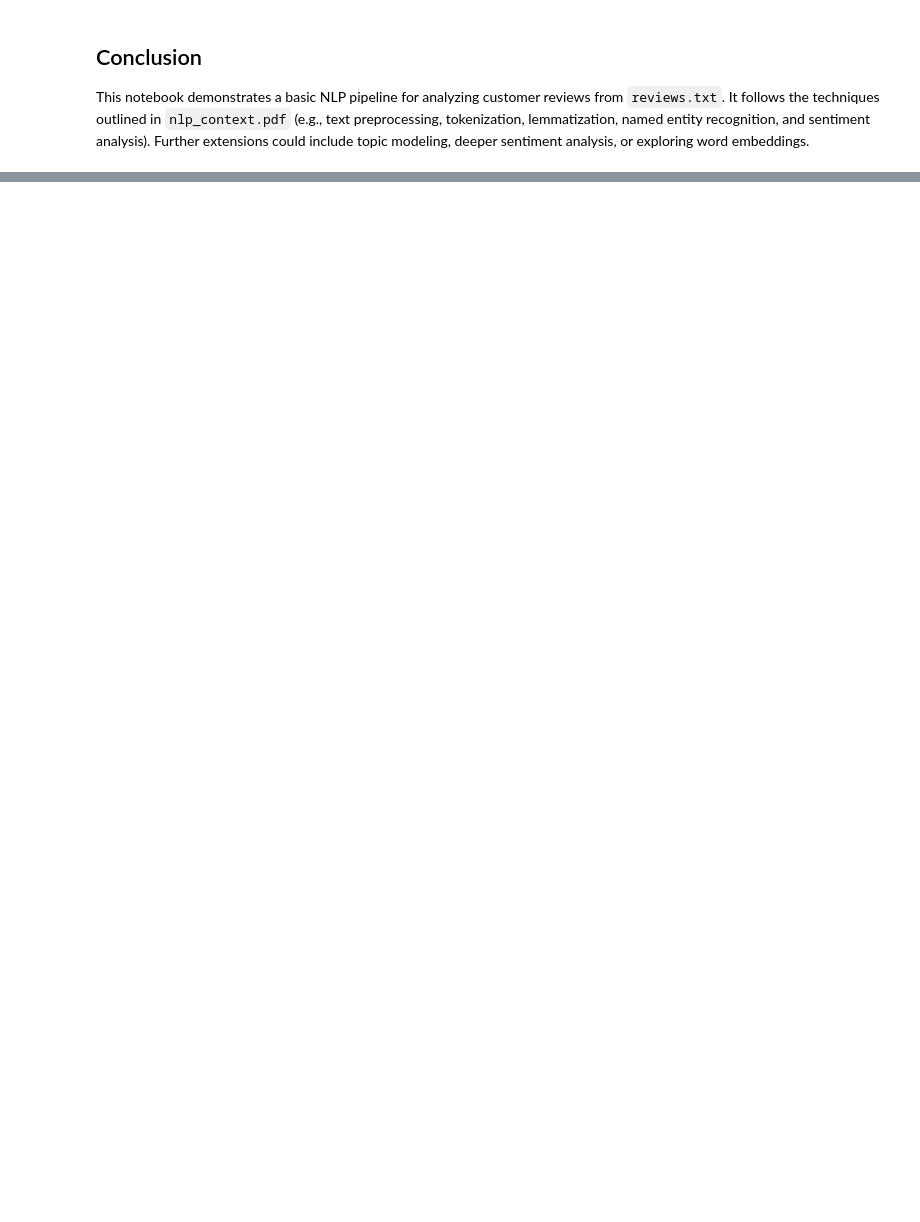
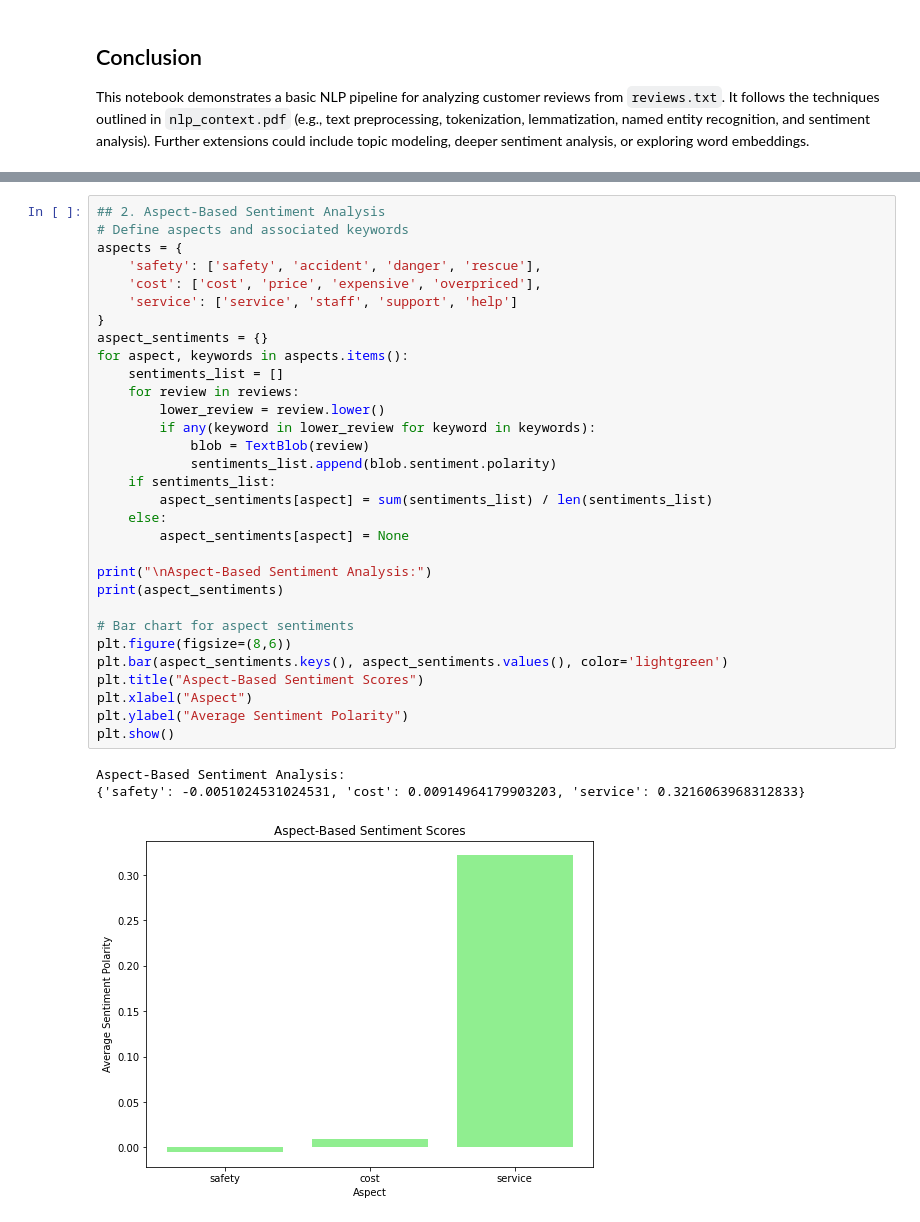
Before and after one commit to MC6527medhansh/Bolt, a Jupyter notebook: nlp_analysis.ipynb, the cells around one changed output, grey strips where cells are left out. Saved outputs shown, nothing was run; the diff lists cells and outputs as text; blank space fills up the shorter version.

```diff
--- a/nlp_analysis.ipynb
+++ b/nlp_analysis.ipynb
@@ -302,0 +257,35 @@ This notebook demonstrates a basic NLP pipeline for analyzing customer reviews f
+# %%
+## 2. Aspect-Based Sentiment Analysis
+# Define aspects and associated keywords
+aspects = {
+    'safety': ['safety', 'accident', 'danger', 'rescue'],
+    'cost': ['cost', 'price', 'expensive', 'overpriced'],
+    'service': ['service', 'staff', 'support', 'help']
+}
+aspect_sentiments = {}
+for aspect, keywords in aspects.items():
+    sentiments_list = []
+    for review in reviews:
+        lower_review = review.lower()
+        if any(keyword in lower_review for keyword in keywords):
+            blob = TextBlob(review)
+            sentiments_list.append(blob.sentiment.polarity)
+    if sentiments_list:
+        aspect_sentiments[aspect] = sum(sentiments_list) / len(sentiments_list)
+    else:
+        aspect_sentiments[aspect] = None
+
+print("\nAspect-Based Sentiment Analysis:")
+print(aspect_sentiments)
+
+# Bar chart for aspect sentiments
+plt.figure(figsize=(8,6))
+plt.bar(aspect_sentiments.keys(), aspect_sentiments.values(), color='lightgreen')
+plt.title("Aspect-Based Sentiment Scores")
+plt.xlabel("Aspect")
+plt.ylabel("Average Sentiment Polarity")
+plt.show()
+# %% [output]
+Aspect-Based Sentiment Analysis:
+{'safety': -0.0051024531024531, 'cost': 0.00914964179903203, 'service': 0.3216063968312833}
+[figure, added]
```
Also changed, not shown: parts of 14 cells of this notebook, 2 other files.
